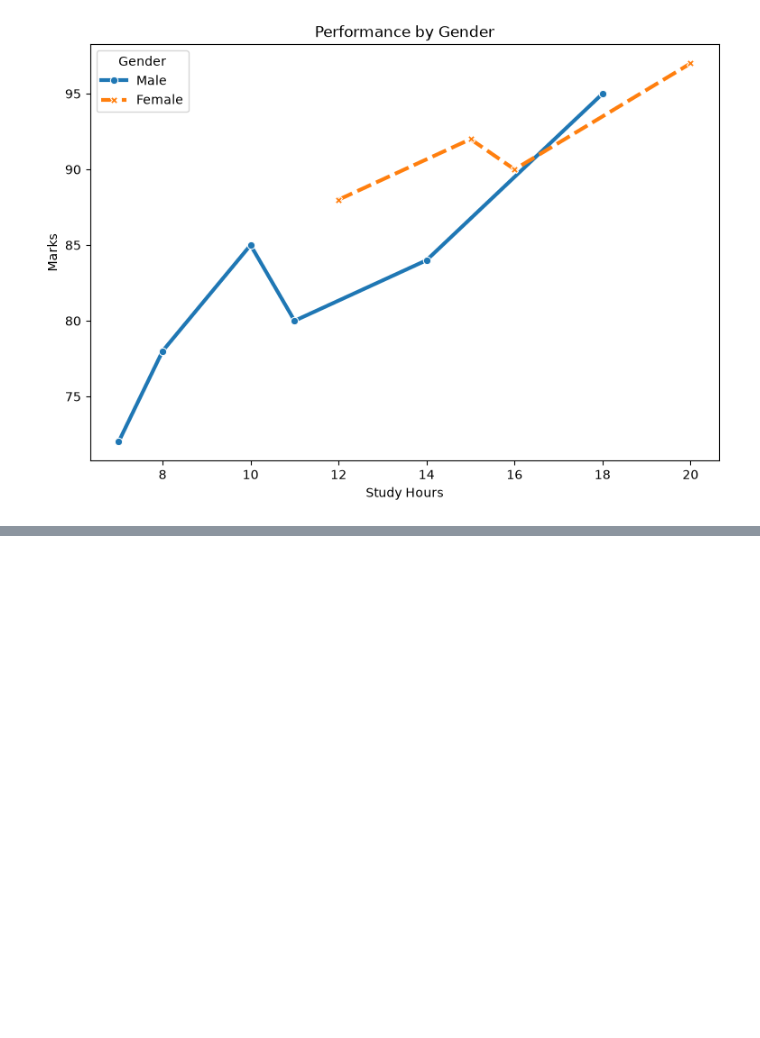
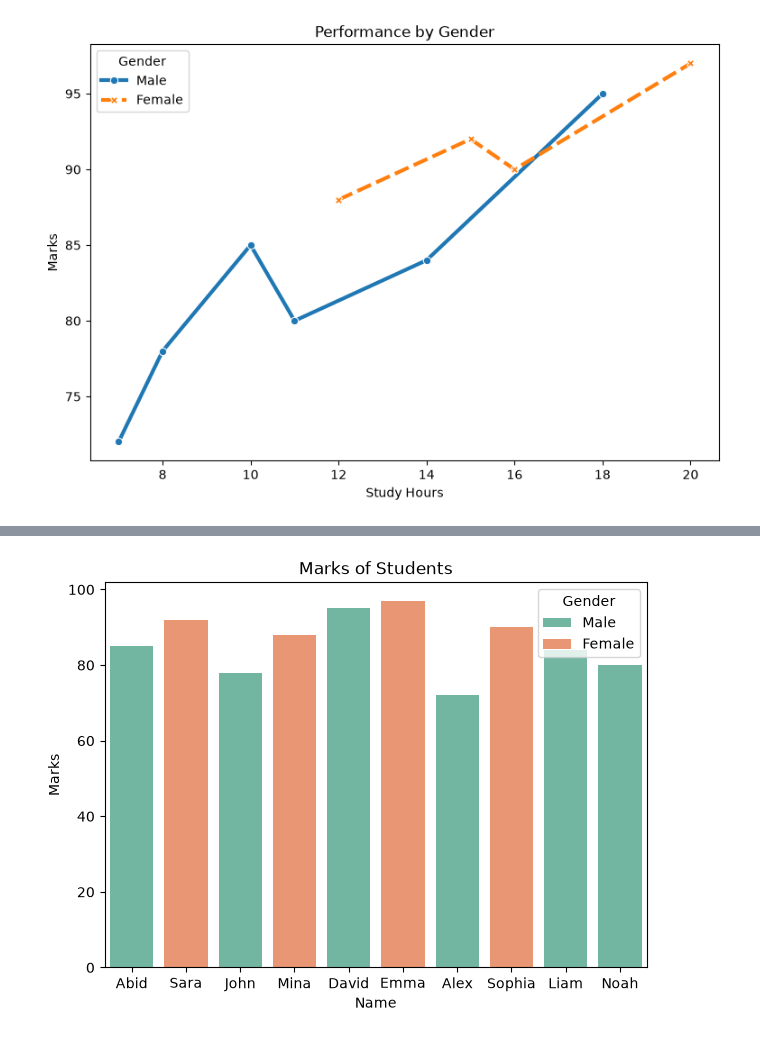
Before and after one commit to abid-rasel/MLOB_My_FILE, a Jupyter notebook: Session/Day 9/Matplotlib&Seaborn_basics.ipynb, the cells around one changed output, grey strips where cells are left out. Cells and saved outputs as stored; diff of their text form; code cells hidden in the pictures; blank space fills up the shorter version.

```diff
--- a/Session/Day 9/Matplotlib&Seaborn_basics.ipynb
+++ b/Session/Day 9/Matplotlib&Seaborn_basics.ipynb
@@ -2187,0 +2245,30 @@ plt.show()
+# %%
+# Basic bar plot with Seaborn
+import seaborn as sns
+import matplotlib.pyplot as plt
+import pandas as pd
+
+df = pd.DataFrame({
+    "Name":["Abid","Sara","John","Mina","David",
+            "Emma","Alex","Sophia","Liam","Noah"],
+    "Study_Hours":[10,15,8,12,18,20,7,16,14,11],
+    "Marks":[85,92,78,88,95,97,72,90,84,80],
+    "Gender":["Male","Female","Male","Female","Male",
+              "Female","Male","Female","Male","Male"]
+})
+
+plt.figure(figsize=(7,5))
+
+sns.barplot(
+    data=df,
+    x="Name", # barplot averages the values of y for each category in x
+    y="Marks",
+    hue="Gender",
+    palette="Set2"
+)
+
+plt.title("Marks of Students")
+
+plt.show()
+# %% [output]
+[figure, added]
```
Also changed, not shown: parts of 22 cells of this notebook.
